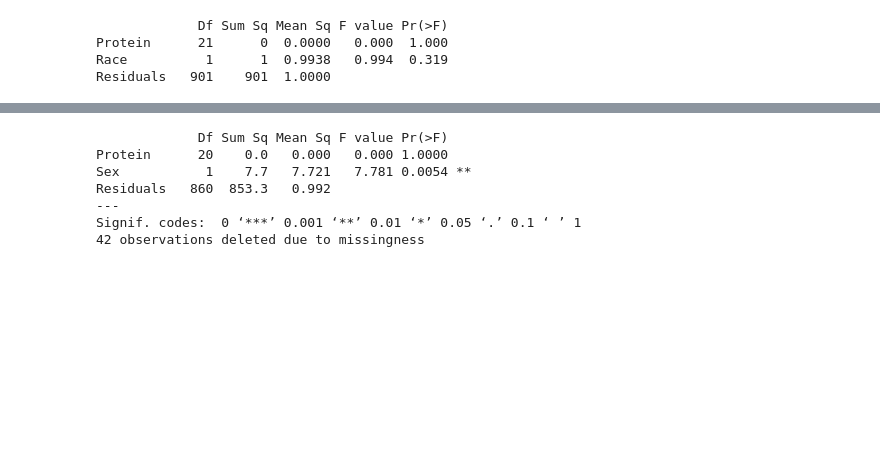
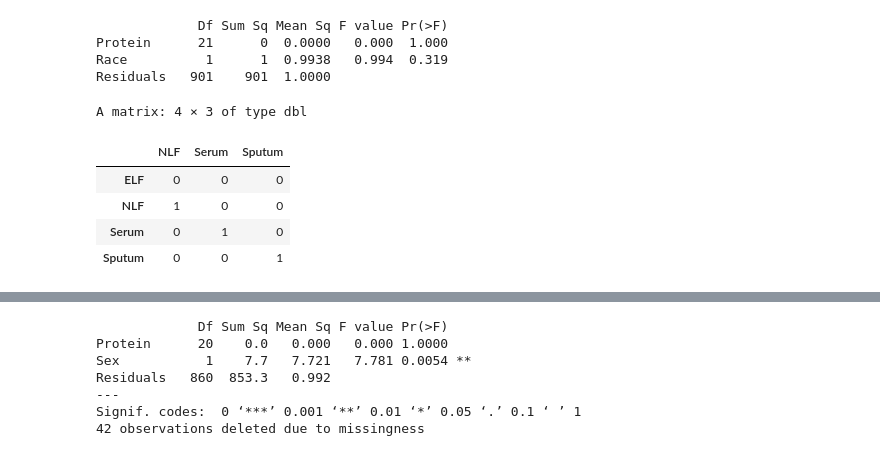
Before and after one commit to Ragerlab/Script_for_Cytokine-Signature-Clusters-as-a-Tool-to-Compare-Changes-associated-with-Tobacco-Product-, a Jupyter notebook: ANOVA_ANCOVA_101820.ipynb, the cells around one changed output, grey strips where cells are left out. Cells and saved outputs as stored; diff of their text form; code cells hidden in the pictures; blank space fills up the shorter version.

```diff
--- a/ANOVA_ANCOVA_101820.ipynb
+++ b/ANOVA_ANCOVA_101820.ipynb
@@ -194,6 +194,31 @@ A tibble: 22 × 3
 | MIP1b | 3.387680e-16 | 1 |
 | TARC | 3.449673e-16 | 1 |
 | TNFa | -7.183098e-16 | 1 |
+# %%
+# I think I did this the wrong way, so now I will create a df for each cytokine separately where it will contain
+# values from each compartment
+Eotaxin_scaled = scaled_data_df %>% filter(Protein == 'Eotaxin')
+Eotaxin3_scaled = scaled_data_df %>% filter(Protein == 'Eotaxin3')
+Fractalkine_scaled = scaled_data_df %>% filter(Protein == 'Fractalkine')
+I309_scaled = scaled_data_df %>% filter(Protein == 'I309')
+IFNg_scaled = scaled_data_df %>% filter(Protein == 'IFNg')
+IL10_scaled = scaled_data_df %>% filter(Protein == 'IL10')
+IL12p70_scaled = scaled_data_df %>% filter(Protein == 'IL12p70')
+IL13_scaled = scaled_data_df %>% filter(Protein == 'IL13')
+IL17B_scaled = scaled_data_df %>% filter(Protein == 'IL17B')
+IL17D_scaled = scaled_data_df %>% filter(Protein == 'IL17D')
+IL1b_scaled = scaled_data_df %>% filter(Protein == 'IL1b')
+IL4_scaled = scaled_data_df %>% filter(Protein == 'IL4')
+IL6_scaled = scaled_data_df %>% filter(Protein == 'IL6')
+IL8_scaled = scaled_data_df %>% filter(Protein == 'IL8')
+IP10_scaled = scaled_data_df %>% filter(Protein == 'IP10')
+ITAC_scaled = scaled_data_df %>% filter(Protein == 'ITAC')
+MCP1_scaled = scaled_data_df %>% filter(Protein == 'MCP1')
+MIG_scaled = scaled_data_df %>% filter(Protein == 'MIG')
+MIP1a_scaled = scaled_data_df %>% filter(Protein == 'MIP1a')
+MIP1b_scaled = scaled_data_df %>% filter(Protein == 'MIP1b')
+TARC_scaled = scaled_data_df %>% filter(Protein == 'TARC')
+TNFa_scaled = scaled_data_df %>% filter(Protein == 'TNFa')
 # %% [markdown]
 ## One-way Anova
 # %%
@@ -267,3 +404,13 @@ Signif. codes:  0 ‘***’ 0.001 ‘**’ 0.01 ‘*’ 0.05 ‘.’ 0.1 ‘ ’
 Protein      21      0  0.0000   0.000  1.000
 Race          1      1  0.9938   0.994  0.319
 Residuals   901    901  1.0000
+# %%
+#not sure if this is what we want...don't think so see below
+contrasts(Eotaxin_scaled$Compartment)
+# %% [output]
+A matrix: 4 × 3 of type dbl
+|  | NLF | Serum | Sputum |
+| ELF | 0 | 0 | 0 |
+| NLF | 1 | 0 | 0 |
+| Serum | 0 | 1 | 0 |
+| Sputum | 0 | 0 | 1 |
```
Also changed, not shown: parts of 10 cells of this notebook.
